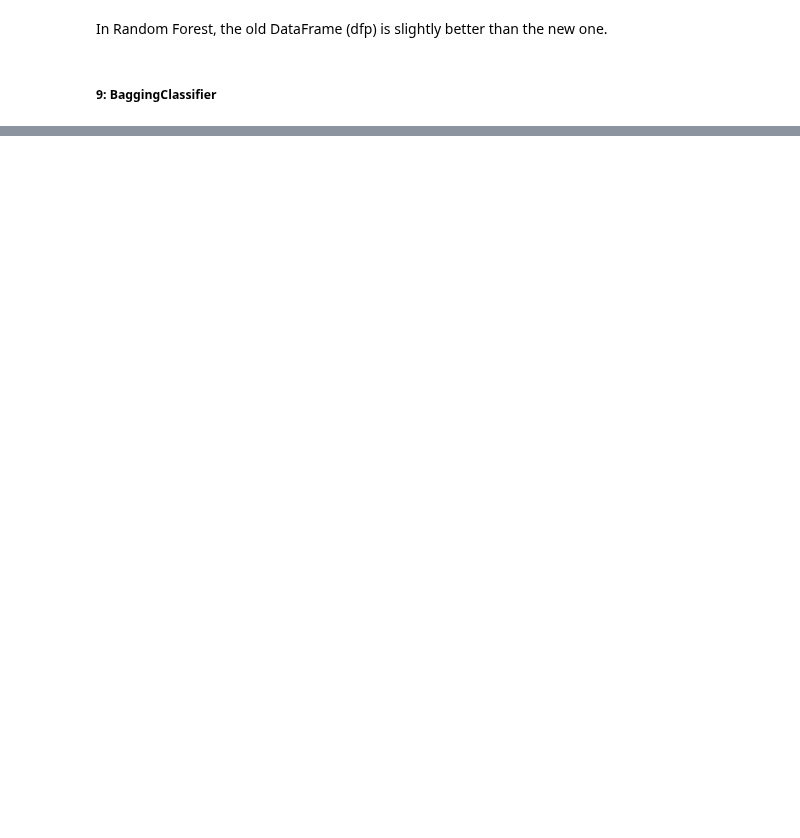
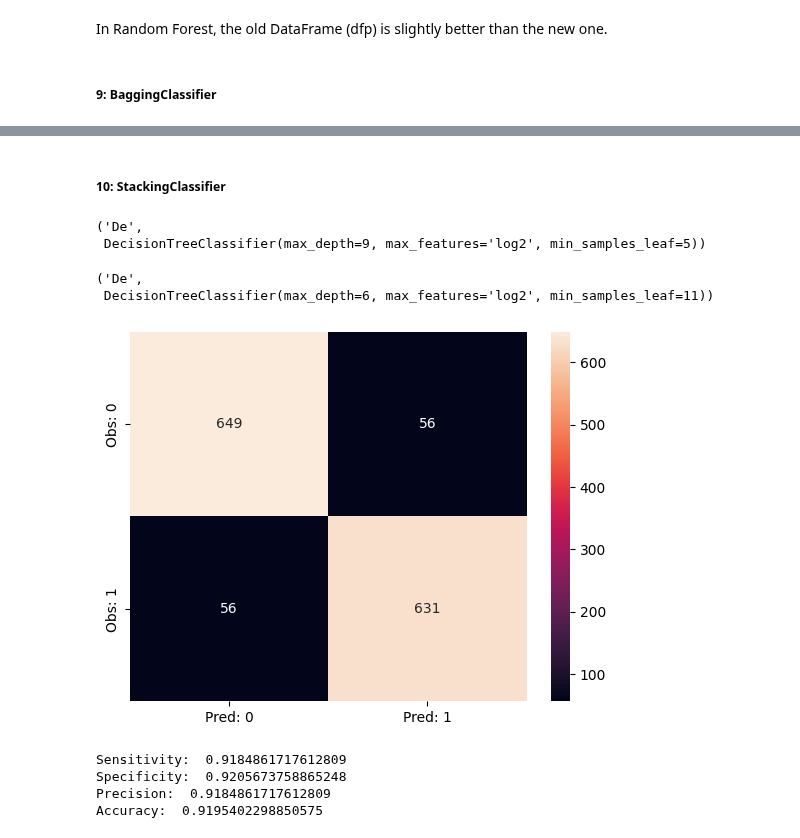
Before and after one commit to Dhruv-Chandra/Heart-Patients, a Jupyter notebook: Heart Patients.ipynb, the cells around one changed output, grey strips where cells are left out. Drawn from its saved outputs; the diff is of its cells as text; code cells hidden in the pictures; blank space fills up the shorter version.

Commit message:
Applied StackingClassifier. Tremendous results.

```diff
--- a/Heart Patients.ipynb
+++ b/Heart Patients.ipynb
@@ -206,14 +205,12 @@ def rand_search(model, params, df, encod = 'd', samp = None, cm = 'no'):
 
     return grid_mod.best_estimator_, acc
 # %%
-def split_data(df, y = target_var):
+def split_data(df, y = target_var, val = 'no'):
     x = df.loc[:, df.columns != y]
     y = df.loc[:, y]
 
-    x_train, x_test, y_train, y_test = train_test_split(x, y, test_size = 0.2, random_state = 123)
-    # x_train, x_val, y_train, y_val =  train_test_split(x_train, y_train, test_size = 0.2, random_state = 123)
-
-    return x_train, x_test, y_train, y_test
+    x_train, x_val, y_train, y_val =  train_test_split(x, y, test_size = 0.2, random_state = 123)
+    return x_train, x_val, y_train, y_val
 # %% [markdown]
 ###  EDA and Feature Engineering
 # %% [markdown]
@@ -673,0 +688,18 @@ Accuracy:  0.8839645447219984
+# %% [markdown]
+##### 10: StackingClassifier
+# %%
+base_lv_n = []
+for i in new_models:
+    base_lv_n.append((str(i)[:2], i))
+base_lv_n[0]
+# %% [output]
+('De',
+ DecisionTreeClassifier(max_depth=9, max_features='log2', min_samples_leaf=5))
+# %%
+base_lv_o = []
+for i in old_models:
+    base_lv_o.append((str(i)[:2], i))
+base_lv_o[0]
+# %% [output]
+('De',
+ DecisionTreeClassifier(max_depth=6, max_features='log2', min_samples_leaf=11))
@@ -673,0 +713,33 @@ Accuracy:  0.8839645447219984
+# %%
+x = dfp.loc[:, dfp.columns != target_var]
+y = dfp.loc[:, target_var]
+
+x, y = smote(x, y)
+
+x = pd.DataFrame(x)
+y = pd.DataFrame(y, columns=['TenYearCHD'])
+
+df = pd.concat([x, y], axis=1)
+
+x_train, x_val, y_train, y_val = split_data(df)
+
+x_train = sc.fit_transform(x_train)
+x_val = sc.transform(x_val)
+# x_test = sc.transform(x_test)
+
+mod_sc = StackingClassifier(
+    estimators=base_lv_n,
+    cv = 7,
+    n_jobs=-1,
+    passthrough=True)
+
+mod_sc.fit(x_train, y_train)
+y_val_pred = mod_sc.predict(x_val)
+
+acc = check_accuracy(y_val, y_val_pred, conf_mat = 'yes')
+# %% [output]
+[figure, added]
+Sensitivity:  0.9184861717612809
+Specificity:  0.9205673758865248
+Precision:  0.9184861717612809
+Accuracy:  0.9195402298850575
```
Also changed, not shown: parts of 28 cells of this notebook.
